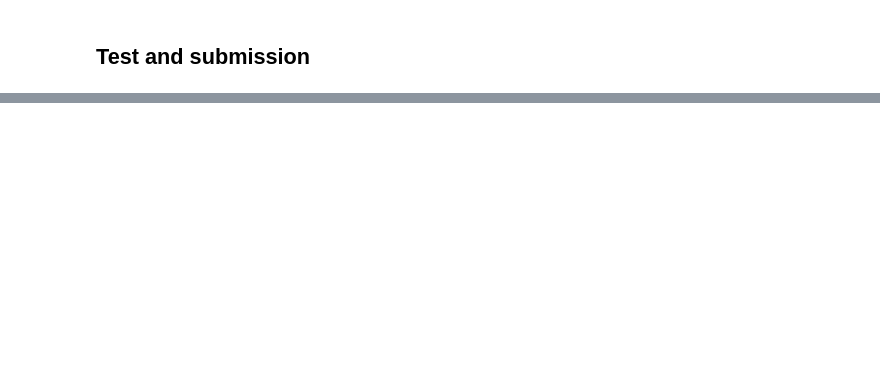
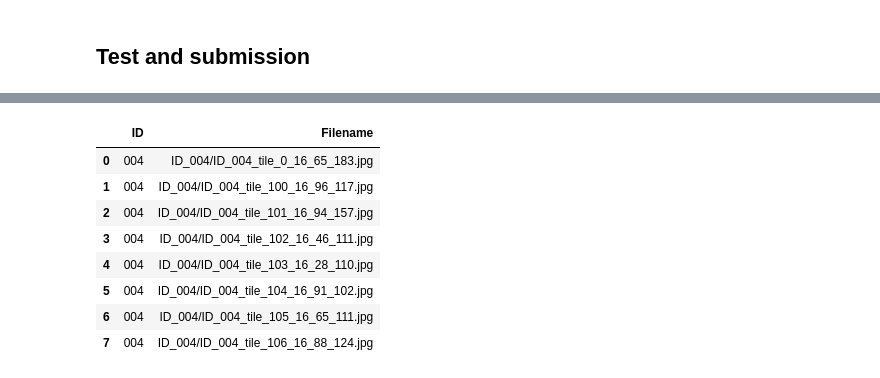
Before and after one commit to jguillon/owkin-challenge-data, a Jupyter notebook: notebooks/transfer_learning.ipynb, the cells around one changed output, grey strips where cells are left out. Saved outputs shown, nothing was run; the diff lists cells and outputs as text; code cells hidden in the pictures; blank space fills up the shorter version.

```diff
--- a/notebooks/transfer_learning.ipynb
+++ b/notebooks/transfer_learning.ipynb
@@ -262,0 +336,12 @@ array([[9.93449628e-01, 6.55034836e-03],
+# %%
+test_filenames_df.head(n=BATCH_SIZE)
+# %% [output]
+|  | ID | Filename |
+| 0 | 004 | ID_004/ID_004_tile_0_16_65_183.jpg |
+| 1 | 004 | ID_004/ID_004_tile_100_16_96_117.jpg |
+| 2 | 004 | ID_004/ID_004_tile_101_16_94_157.jpg |
+| 3 | 004 | ID_004/ID_004_tile_102_16_46_111.jpg |
+| 4 | 004 | ID_004/ID_004_tile_103_16_28_110.jpg |
+| 5 | 004 | ID_004/ID_004_tile_104_16_91_102.jpg |
+| 6 | 004 | ID_004/ID_004_tile_105_16_65_111.jpg |
+| 7 | 004 | ID_004/ID_004_tile_106_16_88_124.jpg |
```
Also changed, not shown: parts of 33 cells of this notebook, 2 other files.
